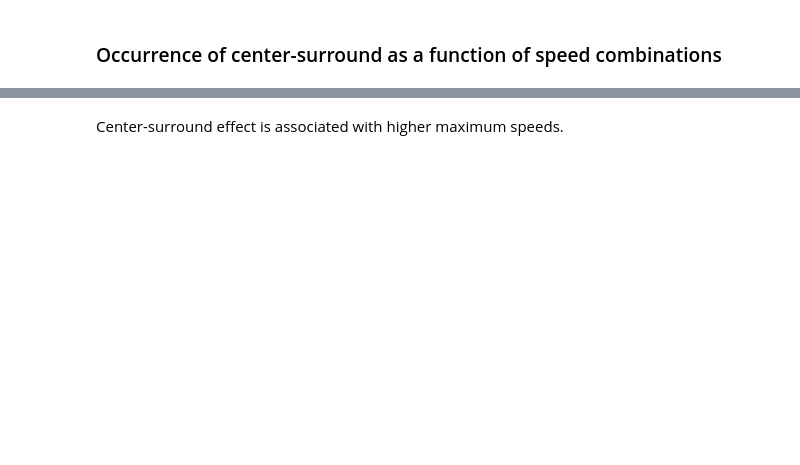
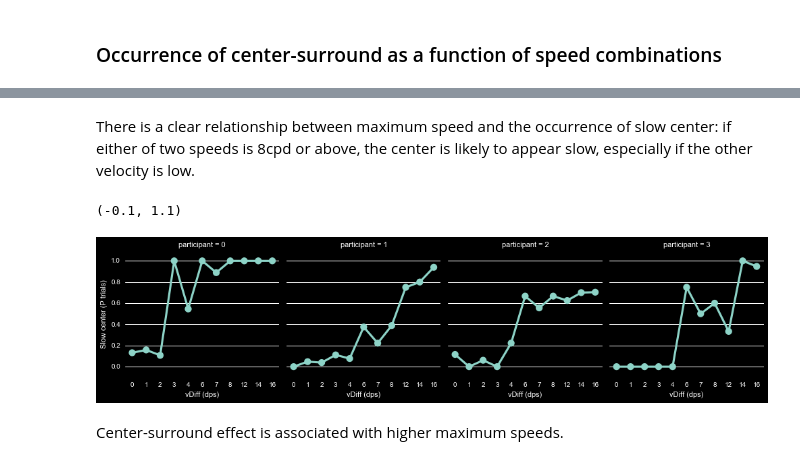
Before and after one commit to egorananyev/mc, a Jupyter notebook: analysis/mcvct.ipynb, the cells around one changed output, grey strips where cells are left out. Saved outputs shown, nothing was run; the diff lists cells and outputs as text; code cells hidden in the pictures; blank space fills up the shorter version.

```diff
--- a/analysis/mcvct.ipynb
+++ b/analysis/mcvct.ipynb
@@ -160,2 +119,13 @@ plt.ylim(-0.1,1.1)
+# %% [markdown]
+There is a clear relationship between maximum speed and the occurrence of slow center: if either of two speeds is 8cpd or above, the center is likely to appear slow, especially if the other velocity is low.
+# %%
+g = sns.factorplot(x='vDiff', y='ring', col='participant', data=ssSlow,
+               col_wrap=4, size=3.5, ci=None, estimator=np.mean)
+g.set_axis_labels('vDiff (dps)','Slow center (P trials)')
+g.set_xticklabels(np.sort(ds['vDiff'].unique().astype(int)))
+plt.ylim(-0.1,1.1)
+# %% [output]
+(-0.1, 1.1)
+[figure, added]
 # %% [markdown]
 Center-surround effect is associated with higher maximum speeds.
```
Also changed, not shown: parts of 40 cells of this notebook, 2 other files.
